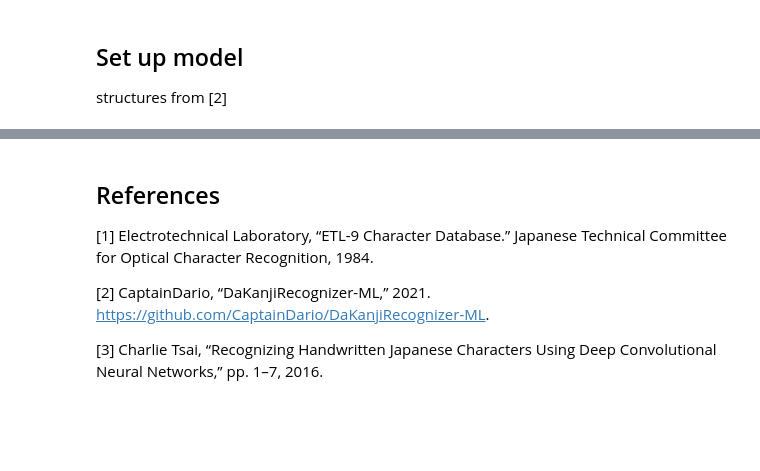
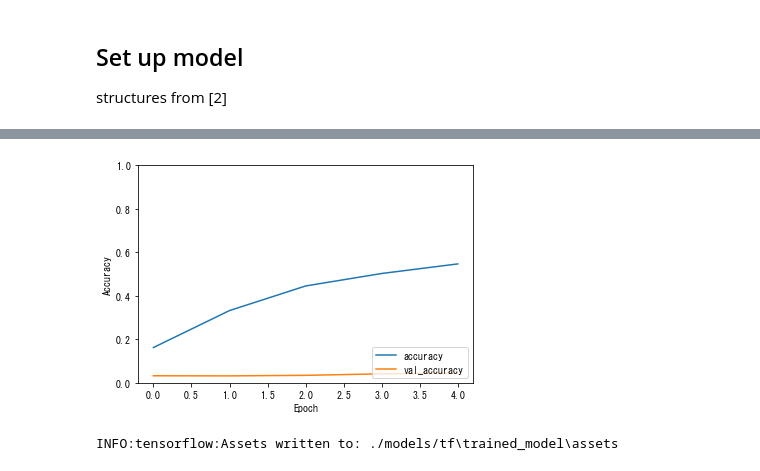
Before and after one commit to maase0/ML_CharacterClassifier, a Jupyter notebook: DataPipeline.ipynb, the cells around one changed output, grey strips where cells are left out. Saved outputs shown, nothing was run; the diff lists cells and outputs as text; code cells hidden in the pictures; blank space fills up the shorter version.

```diff
--- a/DataPipeline.ipynb
+++ b/DataPipeline.ipynb
@@ -114,0 +217,4 @@ Print out some of the images to test everything is working
+# %%
+# Set `num_parallel_calls` so multiple images are loaded/processed in parallel.
+train_ds = train_ds.map(process_path, num_parallel_calls=AUTOTUNE)
+val_ds = val_ds.map(process_path, num_parallel_calls=AUTOTUNE)
@@ -146,7 +251,7 @@ structures from [2]
 # %%
 from models import *
 
-model = get_M9(len(class_names))
+model = get_M6_2(len(class_names))
 
-
-model.summary()
+#can't have here with the resize layer
+#model.summary()
@@ -179,22 +266,18 @@ tensorboard_callback = tf.keras.callbacks.TensorBoard(log_dir=log_dir, histogram
 
 callbacks_list = [checkpoint, tensorboard_callback]
 # %%
-optimizer = tf.keras.optimizers.Adam(learning_rate=0.0001,
+
+optimizer = tf.keras.optimizers.Adam(learning_rate=0.00005,
                                 beta_1=0.9,
                                 beta_2=0.999,
                                 epsilon=1e-08,)
 #learning_rate=0.0001
 
+
+#optimizer = tf.keras.optimizers.SGD()
 model.compile(optimizer=optimizer,
               loss=tf.keras.losses.SparseCategoricalCrossentropy(from_logits=True),
+              #loss=tf.keras.losses.CategoricalCrossentropy(from_logits=True),
               metrics=['accuracy'])
 
-history = model.fit(
-    x=train_ds,
-    epochs=20,
-    initial_epoch=0,
-    validation_data=val_ds,
-    callbacks=callbacks_list,
-    max_queue_size=400,
-    use_multiprocessing=True,
-    workers=2)
+#model.summary()
@@ -215,0 +299,11 @@ KeyboardInterrupt:
+# %%
+
+history = model.fit(
+    x=train_ds,
+    epochs=epochs,
+    initial_epoch=0,
+    validation_data=val_ds,
+    #callbacks=callbacks_list,
+    max_queue_size=400,
+    use_multiprocessing=True,
+    workers=4)
@@ -216,4 +321,6 @@ KeyboardInterrupt:
 # %%
+
+
 plt.plot(history.history['accuracy'], label='accuracy')
 plt.plot(history.history['val_accuracy'], label = 'val_accuracy')
 plt.xlabel('Epoch')
@@ -221,6 +328,7 @@ plt.ylabel('Accuracy')
 plt.ylim([0.0, 1.0])
 plt.legend(loc='lower right')
 
-#test_loss, test_acc = model.evaluate(X_test,  y_test, verbose=2)
+test_loss, test_acc = model.evaluate(x=val_ds, verbose=2)
 
-#print(test_acc)
+print(test_acc)
+# %% [output]
@@ -227,8 +337,5 @@ plt.legend(loc='lower right')
+[figure, added]
-# %% [markdown]
-## References
-
-[1] Electrotechnical Laboratory, “ETL-9 Character Database.” Japanese Technical Committee for Optical Character Recognition, 1984.
-
-[2] CaptainDario, “DaKanjiRecognizer-ML,” 2021. https://github.com/CaptainDario/DaKanjiRecognizer-ML.
-
-[3] Charlie Tsai, “Recognizing Handwritten Japanese Characters Using Deep Convolutional Neural Networks,” pp. 1–7, 2016.
+# %%
+model.save(os.path.join(model_dir, "tf", "trained_model"))
+# %% [output]
+INFO:tensorflow:Assets written to: ./models/tf\trained_model\assets
```
Also changed, not shown: parts of 24 cells of this notebook, 3 other files.
